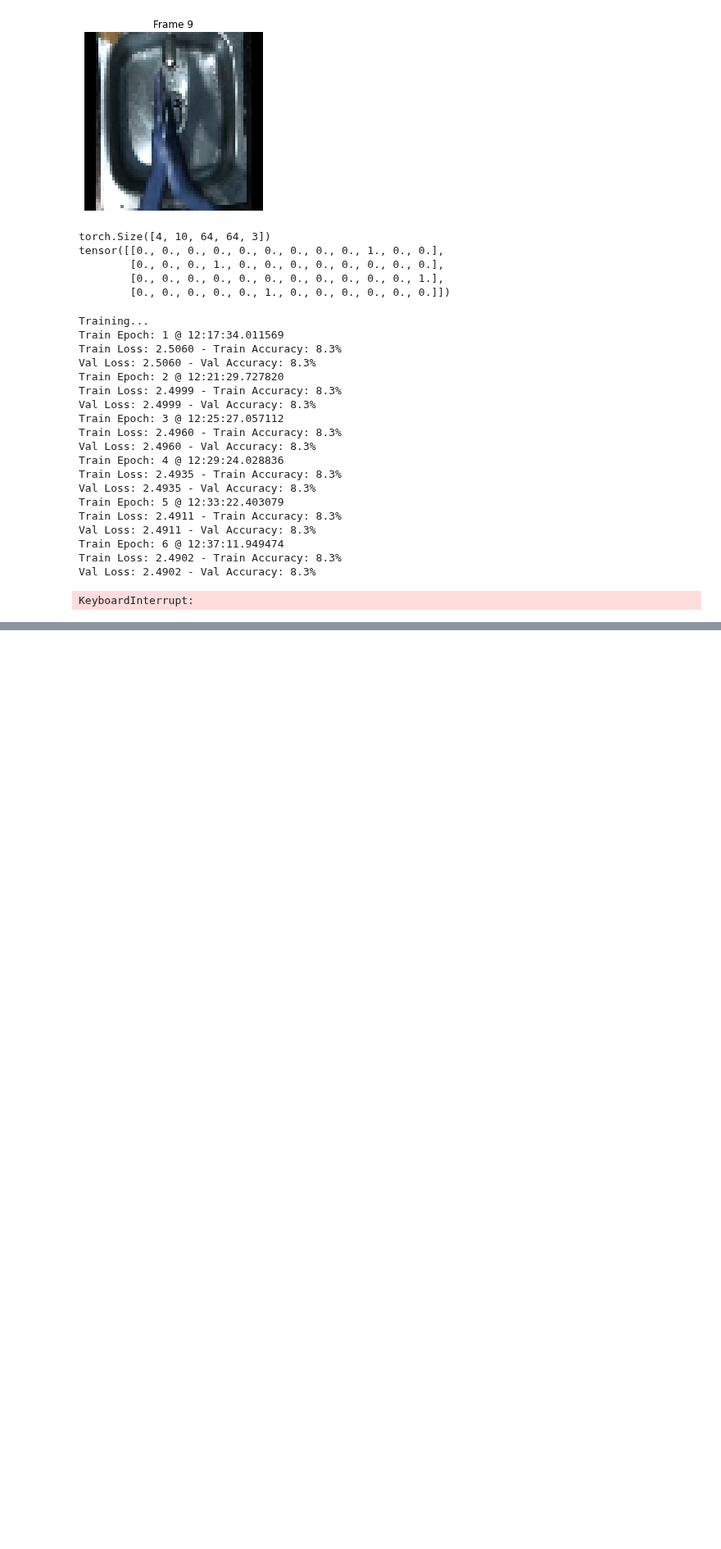
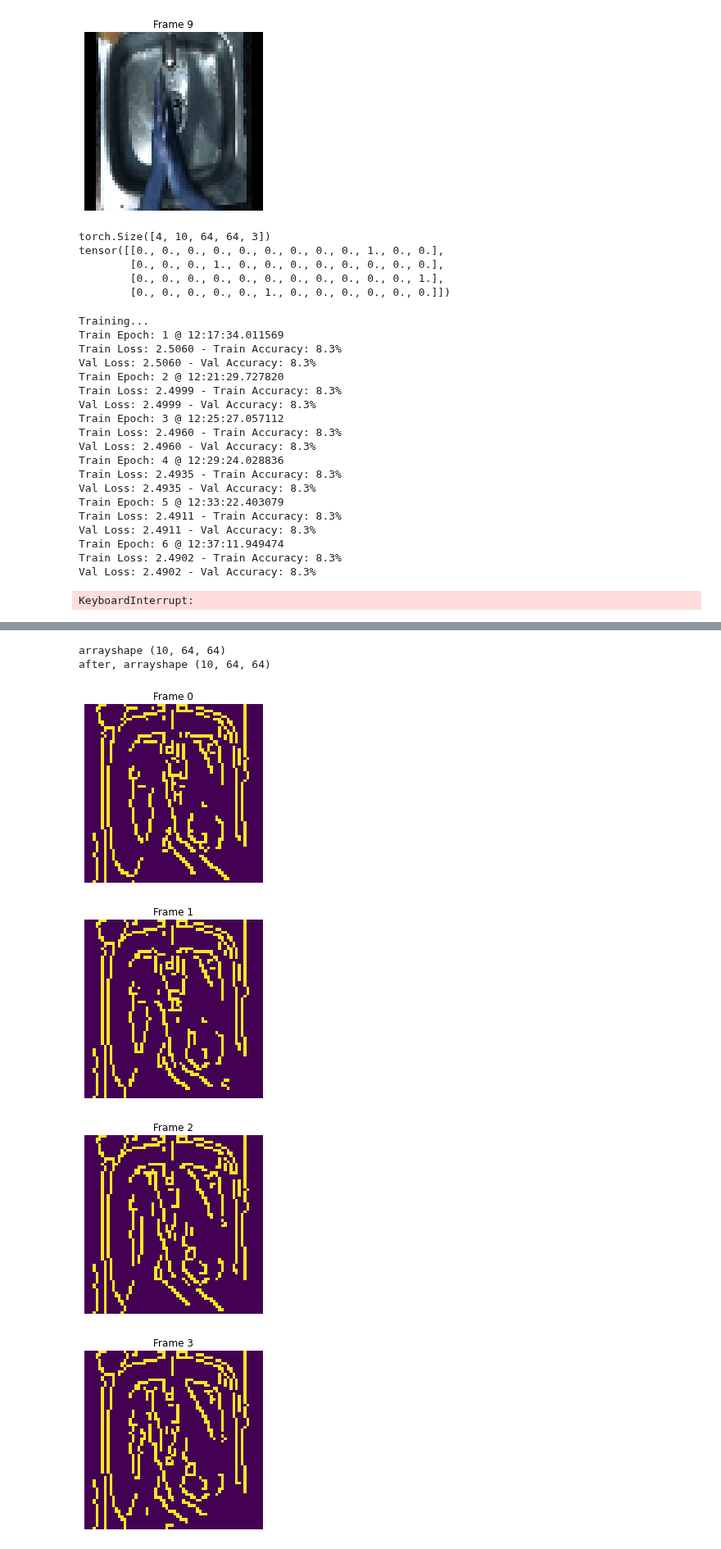
Before and after one commit to huiwen99/HandWash, a Jupyter notebook: scrap.ipynb, the cells around one changed output, grey strips where cells are left out. Shown at 82% size. Drawn from its saved outputs; the diff is of its cells as text; code cells hidden in the pictures; blank space fills up the shorter version.

```diff
--- a/scrap.ipynb
+++ b/scrap.ipynb
@@ -100,0 +171,9 @@ KeyboardInterrupt:
+# %%
+test.show_video('step_1',0)
+# %% [output]
+arrayshape (10, 64, 64)
+after, arrayshape (10, 64, 64)
+[figure, added]
+[figure, added]
+[figure, added]
+[figure, added]
```
Also changed, not shown: parts of 7 cells of this notebook, 4 other files.
